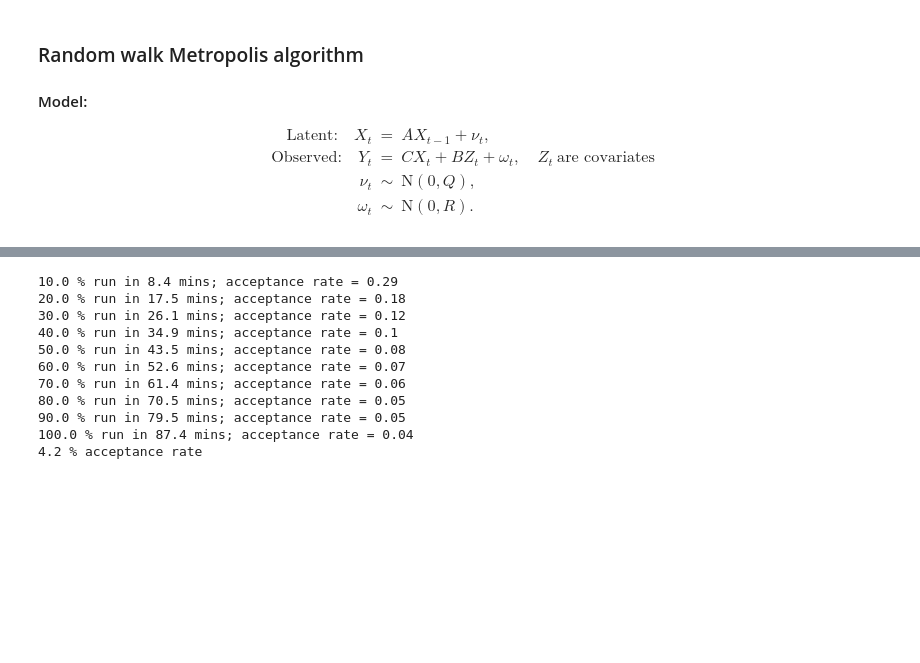
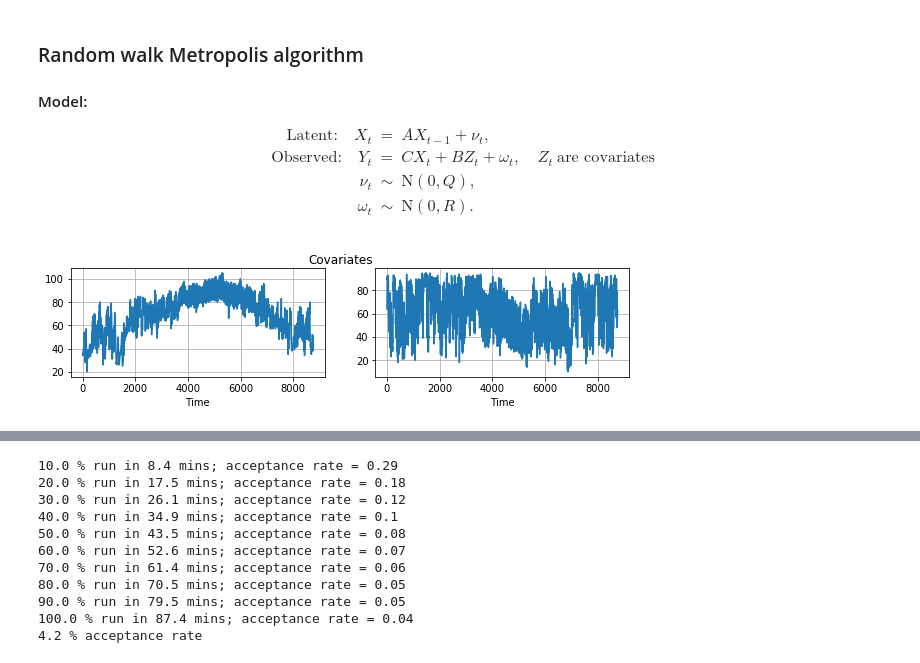
Before and after one commit to deborsheesen/DC-BATS-deborshee, a Jupyter notebook: ozone_data/full_MCMC.ipynb, the cells around one changed output, grey strips where cells are left out. Drawn from its saved outputs; the diff is of its cells as text; code cells hidden in the pictures; blank space fills up the shorter version.

```diff
--- a/ozone_data/full_MCMC.ipynb
+++ b/ozone_data/full_MCMC.ipynb
@@ -43,3 +43,13 @@ R = sigmay2*np.eye(obs_dim)
 
 B = npr.randn(obs_dim,cov_dim)
 b = np.transpose(np.matmul(B,Z.transpose()))
+# %%
+plt.rcParams['figure.figsize'] = (10, 2)
+for i in range(2) :
+    plt.subplot(1,2,i+1)
+    plt.plot(Z[:,i])
+    plt.grid(True)
+    plt.xlabel("Time")
+plt.suptitle("Covariates");
+# %% [output]
+[figure, added]
```
Also changed, not shown: parts of 6 cells of this notebook, 2 other files.
